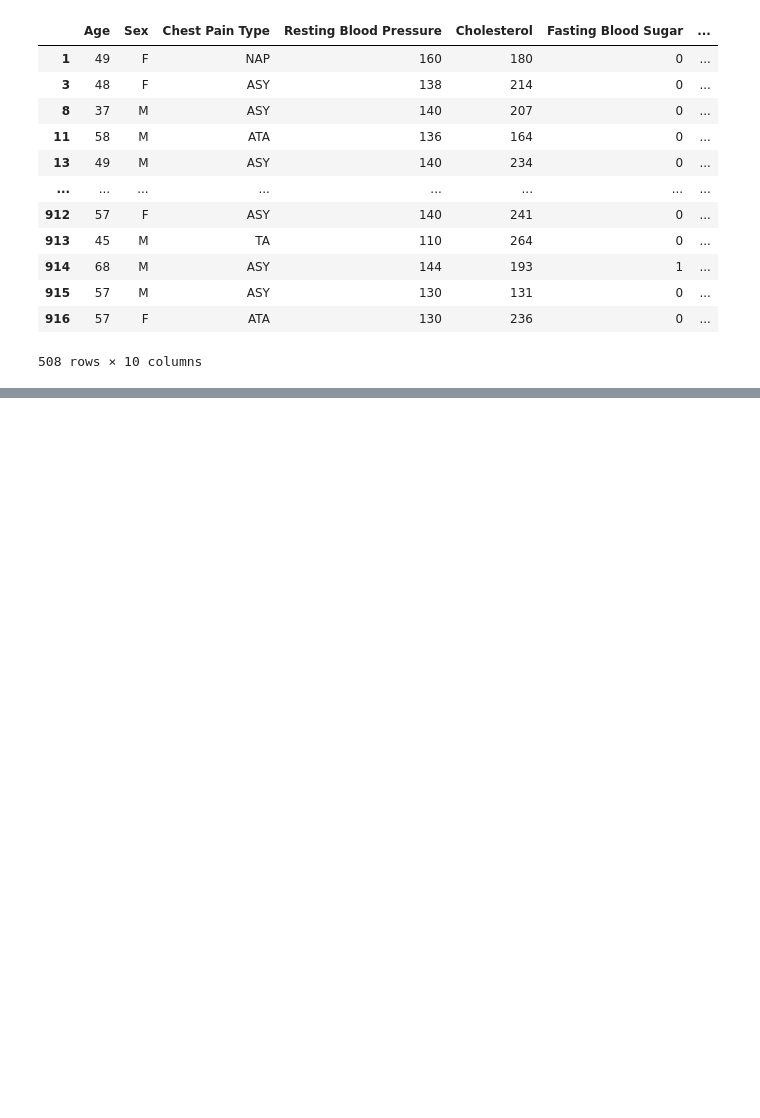
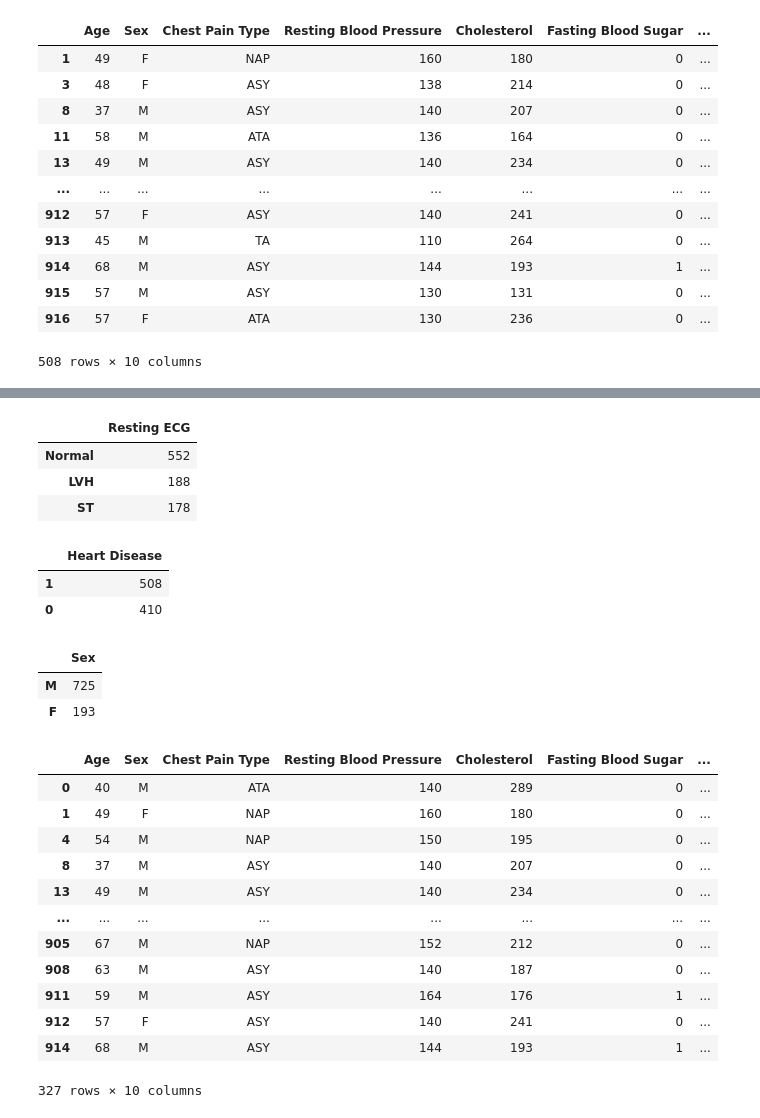
Before and after one commit to lgomez17/HeartFailure, a Jupyter notebook: hf.ipynb, the cells around one changed output, grey strips where cells are left out. Saved outputs shown, nothing was run; the diff lists cells and outputs as text; code cells hidden in the pictures; blank space fills up the shorter version.

```diff
--- a/hf.ipynb
+++ b/hf.ipynb
@@ -116,0 +131,36 @@ Name: Age, dtype: int64
+# %%
+pd.DataFrame(hf_subset["Resting ECG"].value_counts())
+# %% [output]
+|  | Resting ECG |
+| Normal | 552 |
+| LVH | 188 |
+| ST | 178 |
+# %%
+pd.DataFrame(hf_subset["Heart Disease"].value_counts())
+# %% [output]
+|  | Heart Disease |
+| 1 | 508 |
+| 0 | 410 |
+# %%
+pd.DataFrame(hf_subset["Sex"].value_counts())
+# %% [output]
+|  | Sex |
+| M | 725 |
+| F | 193 |
+# %%
+# Stage 2 hypertension
+hf_subset[hf_subset["Resting Blood Pressure"]>=140]
+# %% [output]
+|  | Age | Sex | Chest Pain Type | Resting Blood Pressure | Cholesterol | Fasting Blood Sugar | ... |
+| 0 | 40 | M | ATA | 140 | 289 | 0 | ... |
+| 1 | 49 | F | NAP | 160 | 180 | 0 | ... |
+| 4 | 54 | M | NAP | 150 | 195 | 0 | ... |
+| 8 | 37 | M | ASY | 140 | 207 | 0 | ... |
+| 13 | 49 | M | ASY | 140 | 234 | 0 | ... |
+| ... | ... | ... | ... | ... | ... | ... | ... |
+| 905 | 67 | M | NAP | 152 | 212 | 0 | ... |
+| 908 | 63 | M | ASY | 140 | 187 | 0 | ... |
+| 911 | 59 | M | ASY | 164 | 176 | 1 | ... |
+| 912 | 57 | F | ASY | 140 | 241 | 0 | ... |
+| 914 | 68 | M | ASY | 144 | 193 | 1 | ... |
+327 rows × 10 columns
```
Also changed, not shown: parts of 16 cells of this notebook, 1 other file.
